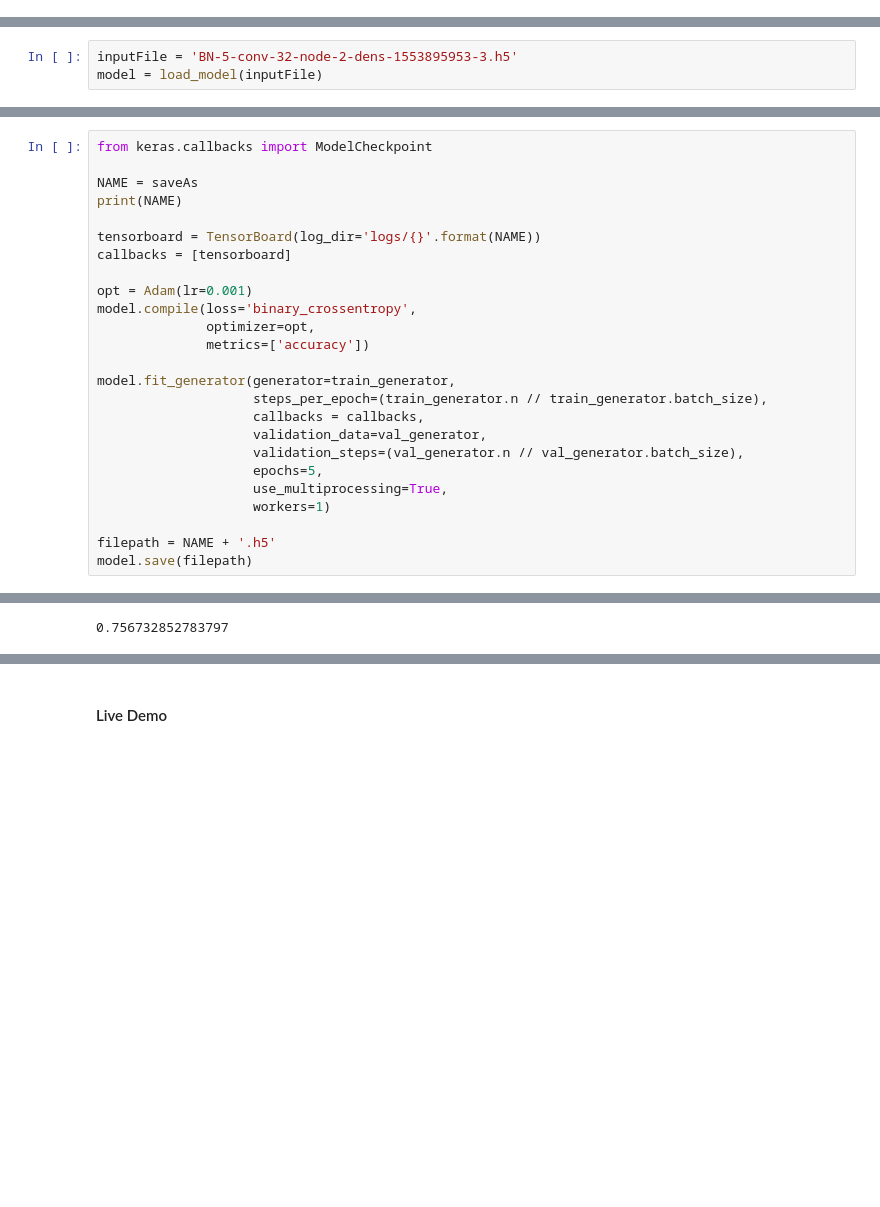
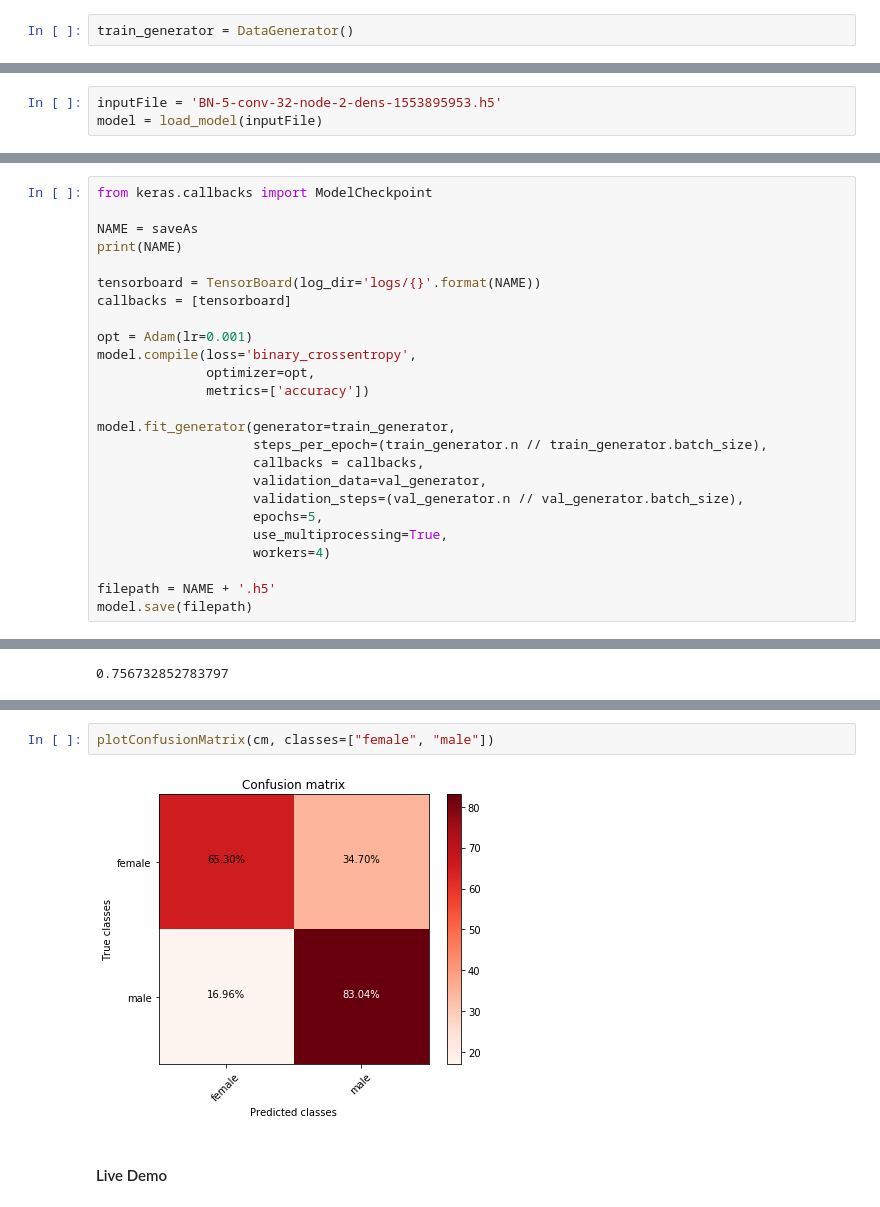
Before and after one commit to airoscar/3ShadesML, a Jupyter notebook: CNNPredictions/gender_prediction.ipynb, the cells around one changed output, grey strips where cells are left out. Saved outputs shown, nothing was run; the diff lists cells and outputs as text; blank space fills up the shorter version.

```diff
--- a/CNNPredictions/gender_prediction.ipynb
+++ b/CNNPredictions/gender_prediction.ipynb
@@ -109,3 +162,5 @@ Found 22613 validated image filenames.
+# %%
+train_generator = DataGenerator()
 # %% [markdown]
 #### (1) Run training experiments
 # %%
@@ -169,7 +224,7 @@ for dense_layer in dense_layers:
 # %% [markdown]
 #### Load model, resume training
 # %%
-inputFile = 'BN-5-conv-32-node-2-dens-1553895953-3.h5'
+inputFile = 'BN-5-conv-32-node-2-dens-1553895953.h5'
 model = load_model(inputFile)
 # %% [output]
 INFO:plaidml:Opening device "metal_amd_radeon_rx_vega_56.0"
@@ -196,7 +251,7 @@ model.fit_generator(generator=train_generator,
                     validation_steps=(val_generator.n // val_generator.batch_size),
                     epochs=5,
                     use_multiprocessing=True,
-                    workers=1)
+                    workers=4)
 
 filepath = NAME + '.h5'
 model.save(filepath)
@@ -254,3 +374,7 @@ Accuracy
+# %%
+plotConfusionMatrix(cm, classes=["female", "male"])
+# %% [output]
+[figure, added]
 # %% [markdown]
 #### Live Demo
 # %%
```
Also changed, not shown: parts of 8 cells of this notebook, 4 other files.
